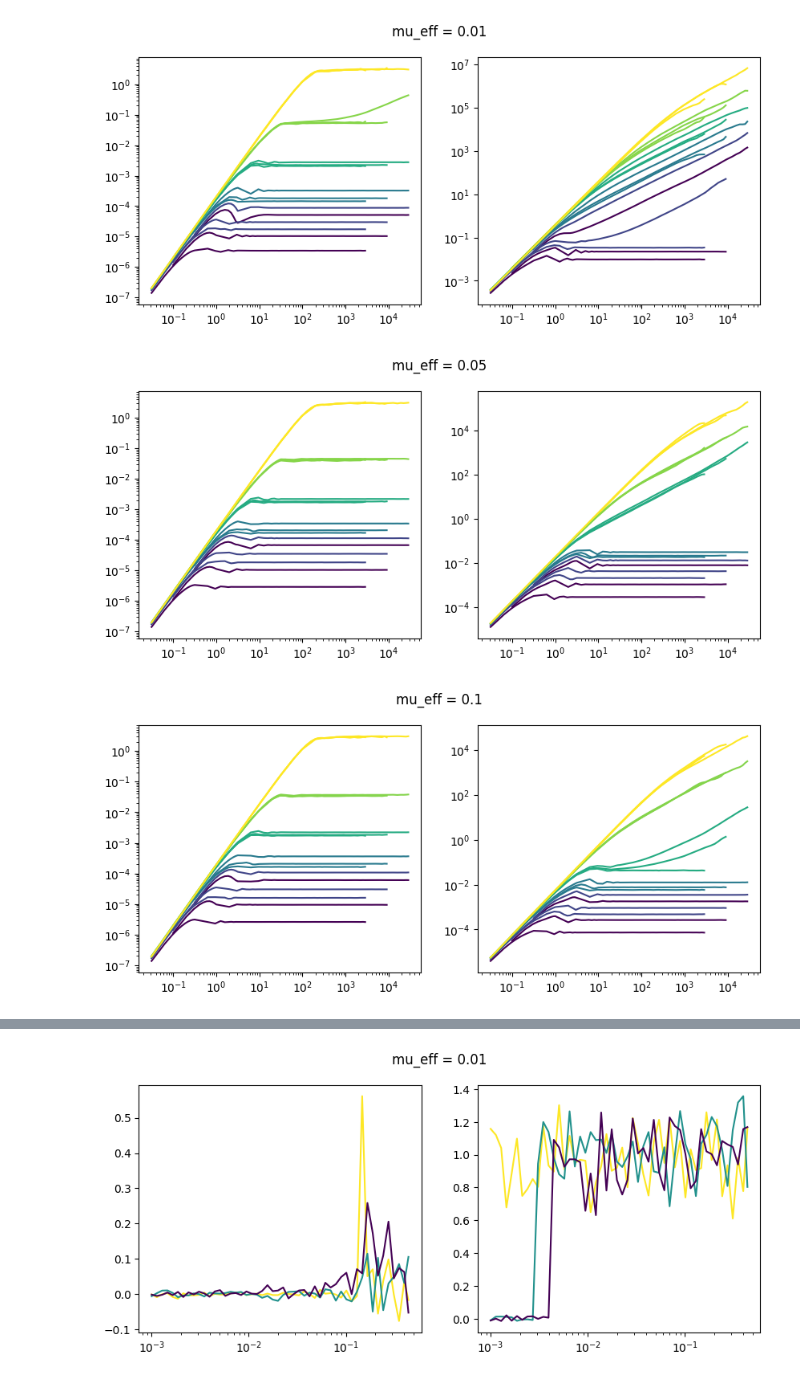
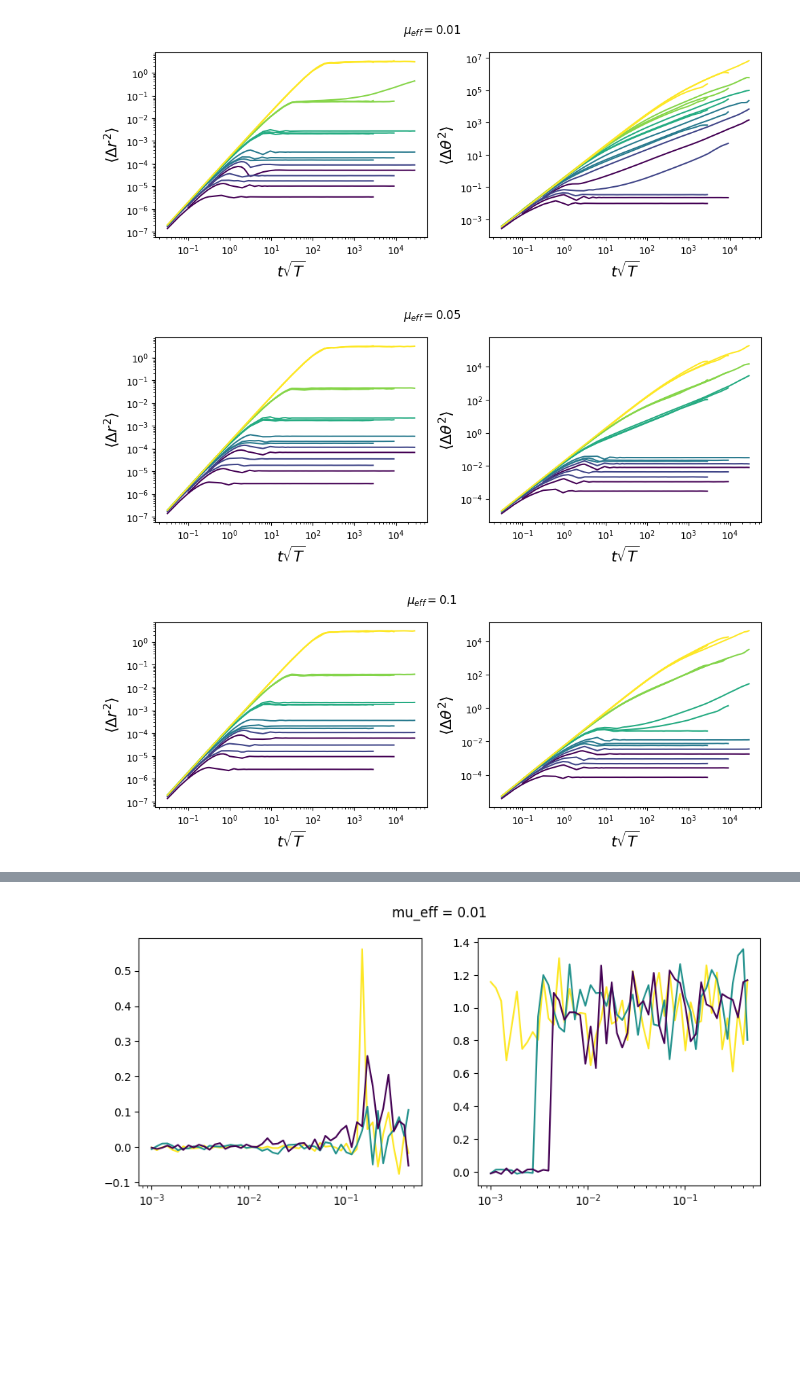
Before and after one commit to mmccraw98/notebooks-fall-25, a Jupyter notebook: 09/2-particle-box-sampling/diffusion-and-free-volume.ipynb, the cells around one changed output, grey strips where cells are left out. Cells and saved outputs as stored; diff of their text form; code cells hidden in the pictures; blank space fills up the shorter version.

Commit message:
added plot labels

```diff
--- a/09/2-particle-box-sampling/diffusion-and-free-volume.ipynb
+++ b/09/2-particle-box-sampling/diffusion-and-free-volume.ipynb
@@ -230,11 +272,12 @@ for i, mu_eff in enumerate(mu_eff_paths):
     path = os.path.join(data_root, mu_eff)
     try:
         state = load_state_h5(os.path.join(path, "box_sample_result.h5"))
+        data = load(os.path.join(path, "offset"), location=['init', 'final'])
     except Exception as e:
         print(e)
         print(path)
         continue
-    plt.plot([v['delta_phi'] for v in state.values()], [v['n_valid_samples'] / v['n_samples'] for v in state.values()], c=cmap(mu_eff_norm(mu_eff_scalars[i])))
+    plt.plot([v['delta_phi'] for v in state.values()], [(v['n_valid_samples'] / v['n_samples']) * np.prod(state[30]['box_size'] - 2 * 0.5 * data.vertex_rad.max()) for v in state.values()], c=cmap(mu_eff_norm(mu_eff_scalars[i])))
 plt.xscale('log')
 plt.yscale('log')
 # %% [output]
@@ -263,34 +329,38 @@ for i, mu_eff in enumerate(mu_eff_paths):
     path = os.path.join(data_root, mu_eff)
     fig, ax = plt.subplots(1, 2, figsize=(10, 4))
     for T in ['1e-05', '1e-06', '1e-07']:
         T_fl = float(T)
         data_path = os.path.join(path, f'dynamics_{T}')
         msd_path = data_path + '_msd.npz'
         data = load(data_path, location=['init', 'final'], load_trajectory=True, load_full=False)
         msd_data = np.load(msd_path)
         t = msd_data['t']
         ids = msd_data['ids']
         msd = np.array([np.mean(msd_data['msd'][:, ids == i], axis=1) for i in np.unique(ids)])
         d_data.append(
             np.concatenate([
                 np.unique(data.delta_phi)[np.argmax(np.diff(np.log10(np.mean(msd[:, -10:, :], axis=1)), axis=0), axis=0)],
                 [float(mu_eff)],
                 [float(T_fl)],
             ])
         )
         dphi_unique = np.unique(data.delta_phi)
         norm = LogNorm(vmin=dphi_unique.min(), vmax=dphi_unique.max())
         for i in [0, 10, 20, 30, 40, 49]:
             ax[0].plot(t * np.sqrt(T_fl), msd[i, :, 0], c=cmap(norm(dphi_unique[i])))
             ax[1].plot(t * np.sqrt(T_fl), msd[i, :, 1], c=cmap(norm(dphi_unique[i])))
     for a in ax:
         a.set_xscale('log')
         a.set_yscale('log')
-    plt.suptitle(f'mu_eff = {mu_eff}')
+        a.set_xlabel(r'$t \sqrt{T}$', fontsize=16)
+    plt.suptitle(r'$\mu_{eff}=$' + f'{mu_eff}')
+    ax[0].set_ylabel(r'$\langle \Delta r^2 \rangle$', fontsize=16)
+    ax[1].set_ylabel(r'$\langle \Delta \theta^2 \rangle$', fontsize=16)
+    plt.tight_layout()
     plt.show()
 
 d_data = np.array(d_data)
 # %% [output]
-[figure, old version]
+[figure, new version]
-[figure, old version]
+[figure, new version]
-[figure, old version]
+[figure, new version]
```
Also changed, not shown: parts of 11 cells of this notebook, 1 other file.
